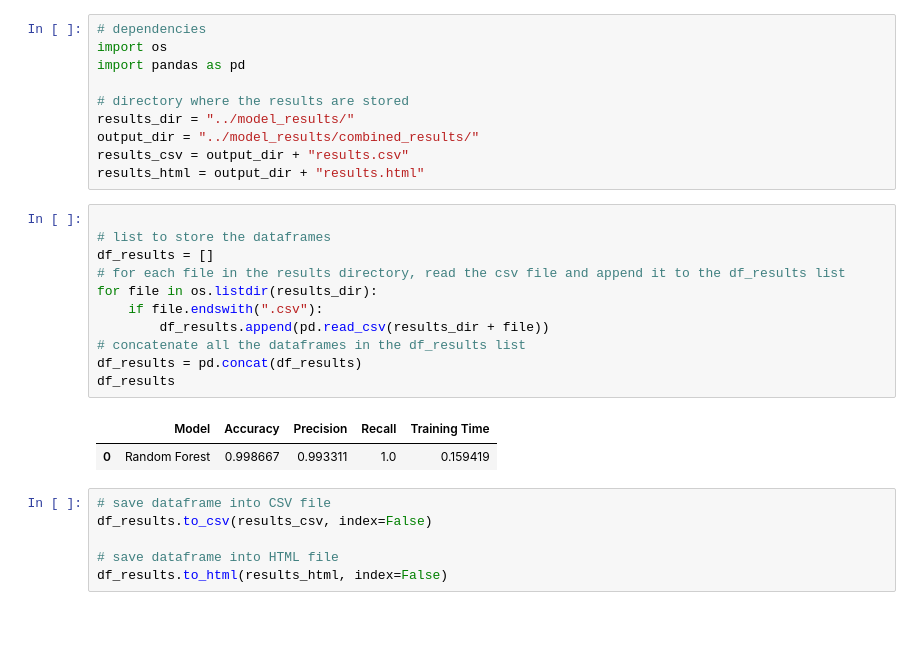
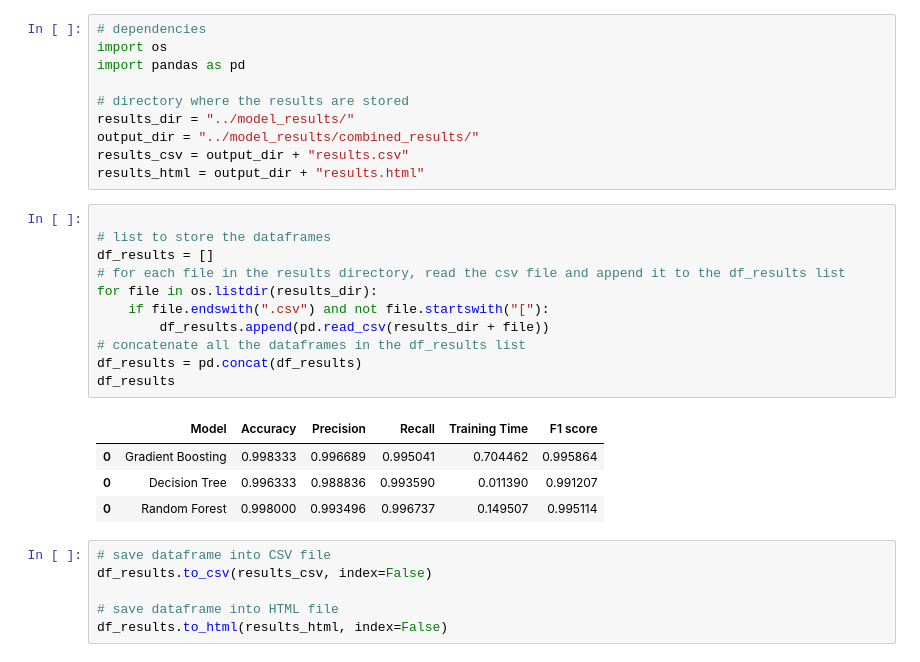
Before and after one commit to CSI4142/Project, a Jupyter notebook: phase4/part_b/utils/combine_results.ipynb, the cells around one changed output. Drawn from its saved outputs; the diff is of its cells as text; blank space fills up the shorter version.

```diff
--- a/phase4/part_b/utils/combine_results.ipynb
+++ b/phase4/part_b/utils/combine_results.ipynb
@@ -17,17 +17,19 @@ results_html = output_dir + "results.html"
 # %%
 
 # list to store the dataframes
 df_results = []
 # for each file in the results directory, read the csv file and append it to the df_results list
 for file in os.listdir(results_dir):
-    if file.endswith(".csv"):
+    if file.endswith(".csv") and not file.startswith("["):
         df_results.append(pd.read_csv(results_dir + file))
 # concatenate all the dataframes in the df_results list
 df_results = pd.concat(df_results)
 df_results
 # %% [output]
-|  | Model | Accuracy | Precision | Recall | Training Time |
-| 0 | Random Forest | 0.998667 | 0.993311 | 1.0 | 0.159419 |
+|  | Model | Accuracy | Precision | Recall | Training Time | F1 score |
+| 0 | Gradient Boosting | 0.998333 | 0.996689 | 0.995041 | 0.704462 | 0.995864 |
+| 0 | Decision Tree | 0.996333 | 0.988836 | 0.993590 | 0.011390 | 0.991207 |
+| 0 | Random Forest | 0.998000 | 0.993496 | 0.996737 | 0.149507 | 0.995114 |
 # %%
 # save dataframe into CSV file
 df_results.to_csv(results_csv, index=False)
```
Also changed, not shown: 7 other files.
